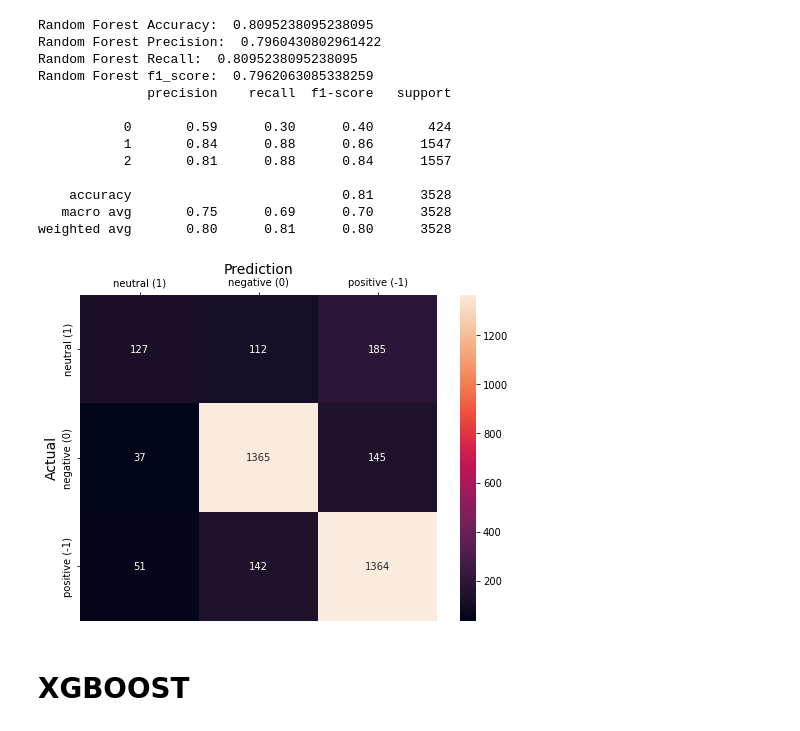
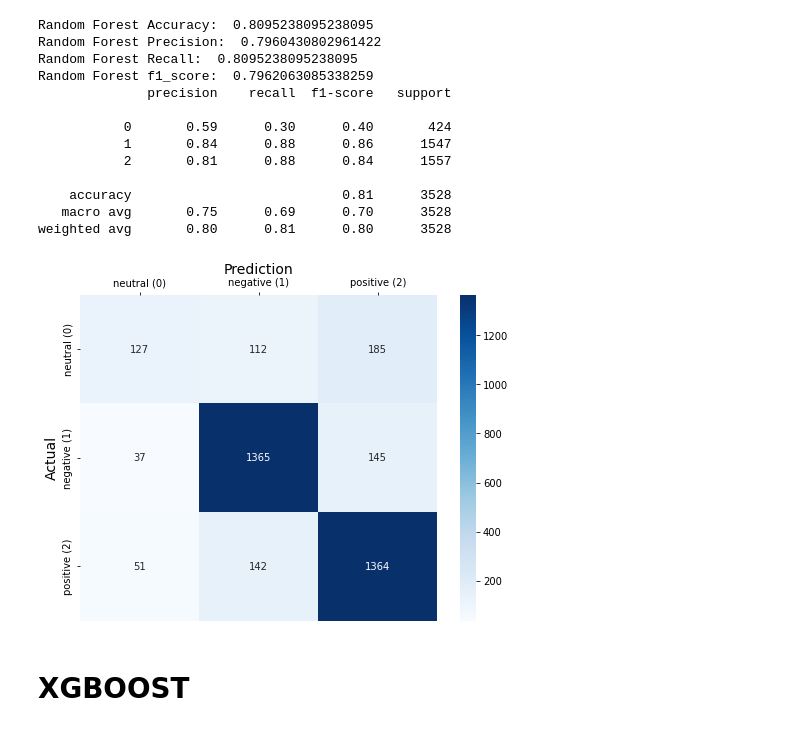
Before and after one commit to pahrul23/pahrul-skripsi, a Jupyter notebook: SKRIPSI_PAHRUL_1.ipynb, the cells around one changed output. Saved outputs shown, nothing was run; the diff lists cells and outputs as text; code cells hidden in the pictures.

Commit message:
perbaiki conf matrix

```diff
--- a/SKRIPSI_PAHRUL_1.ipynb
+++ b/SKRIPSI_PAHRUL_1.ipynb
@@ -412,19 +410,19 @@ import seaborn as sns
 # %%
 from sklearn.metrics import confusion_matrix
 
 confusion_matrix(y_test, y_pred)
 
 fig, ax = plt.subplots(figsize = (8,6))
-sns.heatmap(confusion_matrix(y_true = y_test, y_pred = y_pred), fmt = 'g', annot = True)
+sns.heatmap(confusion_matrix(y_true = y_test, y_pred = y_pred), fmt = 'g', annot = True, cmap='Blues')
 ax.xaxis.set_label_position('top')
 ax.xaxis.set_ticks_position('top')
 ax.set_xlabel('Prediction', fontsize = 14)
-ax.set_xticklabels([ 'neutral (1)','negative (0)', 'positive (-1)' ])
+ax.set_xticklabels([ 'neutral (0)','negative (1)', 'positive (2)' ])
 ax.set_ylabel('Actual', fontsize = 14)
-ax.set_yticklabels([ 'neutral (1)','negative (0)', 'positive (-1)'] )
+ax.set_yticklabels([ 'neutral (0)','negative (1)', 'positive (2)'] )
 plt.show()
 # %% [output]
-[figure, old version]
+[figure, new version]
 # %% [markdown]
 # **XGBOOST**
 # %%
```
Also changed, not shown: parts of 7 cells of this notebook.
